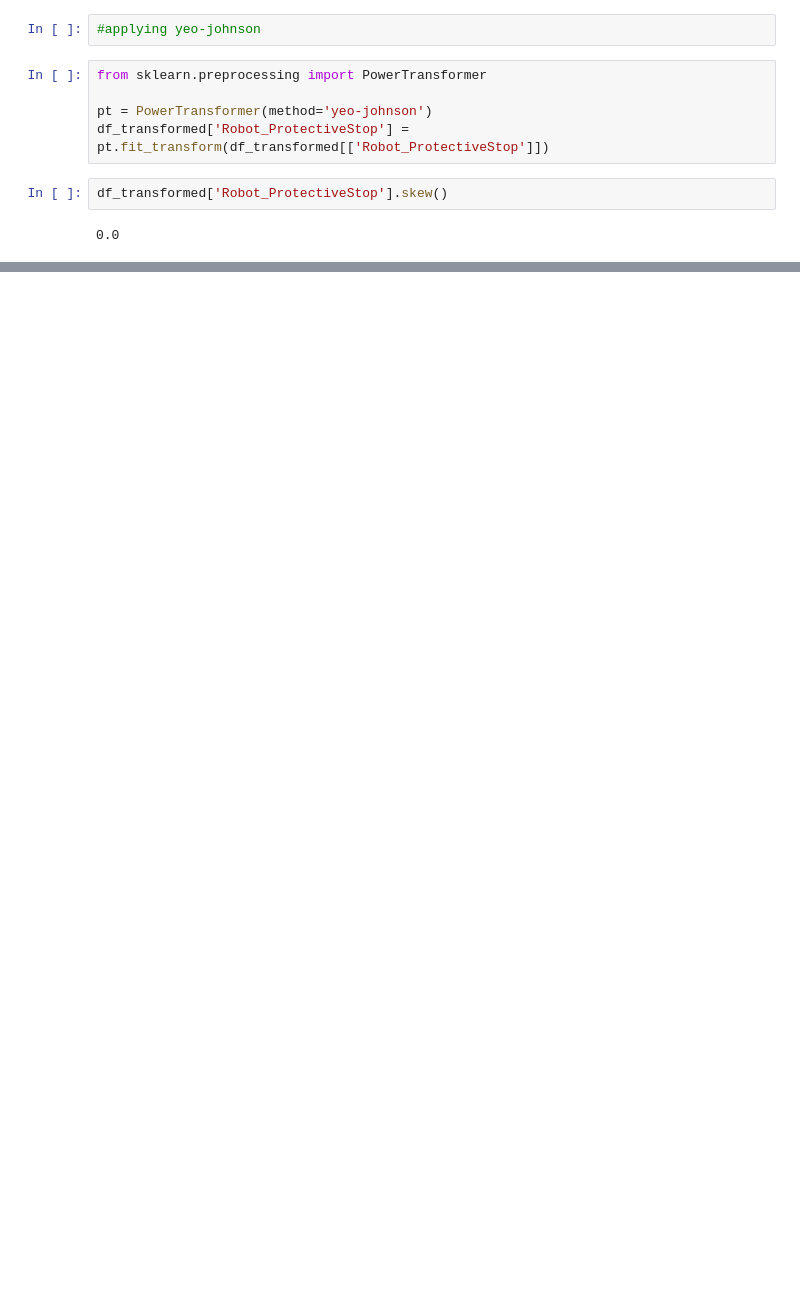
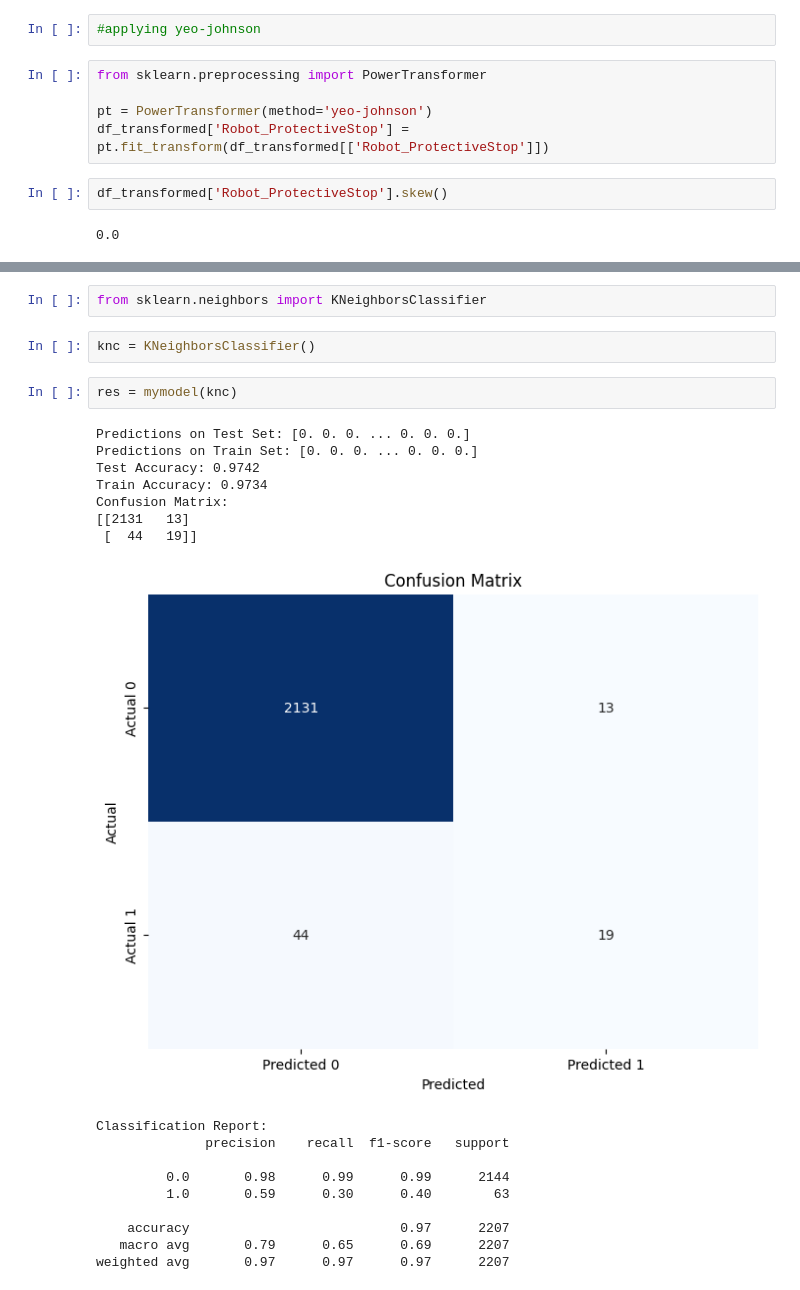
Before and after one commit to AlistairPereira/UR3-CobotOps-ML-Project, a Jupyter notebook: code/UR3-CobotOps-ML.ipynb, the cells around one changed output, grey strips where cells are left out. Drawn from its saved outputs; the diff is of its cells as text; blank space fills up the shorter version.

```diff
--- a/code/UR3-CobotOps-ML.ipynb
+++ b/code/UR3-CobotOps-ML.ipynb
@@ -607,0 +531,24 @@ for col in df_transformed.columns:
+# %%
+from sklearn.neighbors import KNeighborsClassifier
+# %%
+knc = KNeighborsClassifier()
+# %%
+res = mymodel(knc)
+# %% [output]
+Predictions on Test Set: [0. 0. 0. ... 0. 0. 0.]
+Predictions on Train Set: [0. 0. 0. ... 0. 0. 0.]
+Test Accuracy: 0.9742
+Train Accuracy: 0.9734
+Confusion Matrix:
+[[2131   13]
+ [  44   19]]
+[figure, added]
+Classification Report:
+              precision    recall  f1-score   support
+
+         0.0       0.98      0.99      0.99      2144
+         1.0       0.59      0.30      0.40        63
+
+    accuracy                           0.97      2207
+   macro avg       0.79      0.65      0.69      2207
+weighted avg       0.97      0.97      0.97      2207
```
Also changed, not shown: parts of 31 cells of this notebook.
